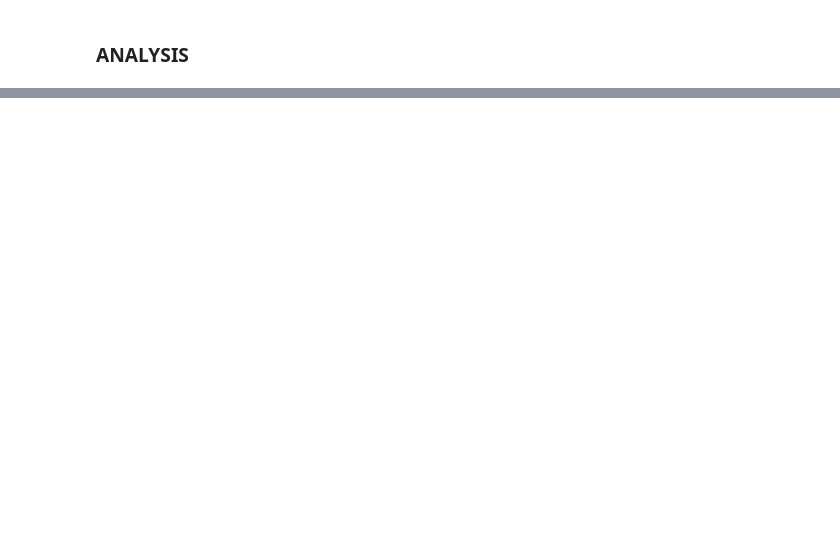
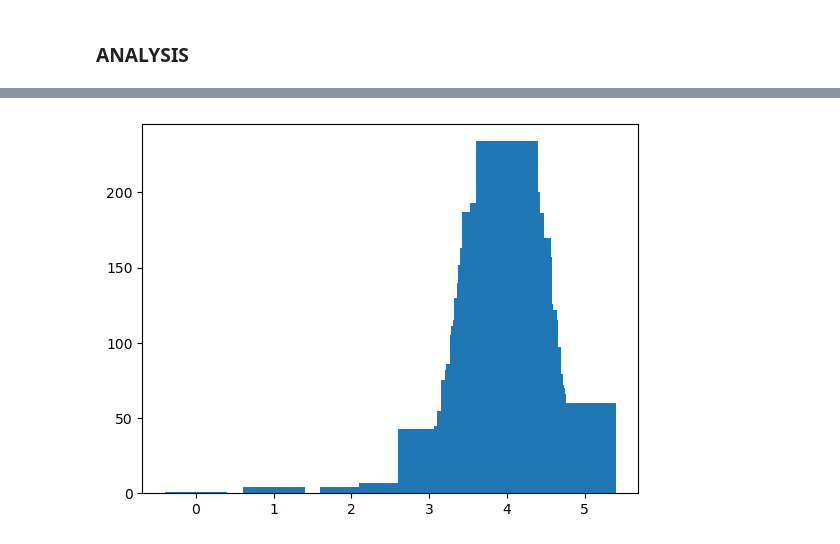
Before and after one commit to gunony/ML_Book_Valuations, a Jupyter notebook: Book_Rating.ipynb, the cells around one changed output, grey strips where cells are left out. Cells and saved outputs as stored; diff of their text form; code cells hidden in the pictures; blank space fills up the shorter version.

```diff
--- a/Book_Rating.ipynb
+++ b/Book_Rating.ipynb
@@ -266,0 +291,5 @@ df_Books.describe()
+# %%
+plt.bar(x=df_Analysis.average_rating.value_counts().index,height=df_Analysis.average_rating.value_counts())
+plt.show()
+# %% [output]
+[figure, added]
```
Also changed, not shown: parts of 21 cells of this notebook, 2 other files.
